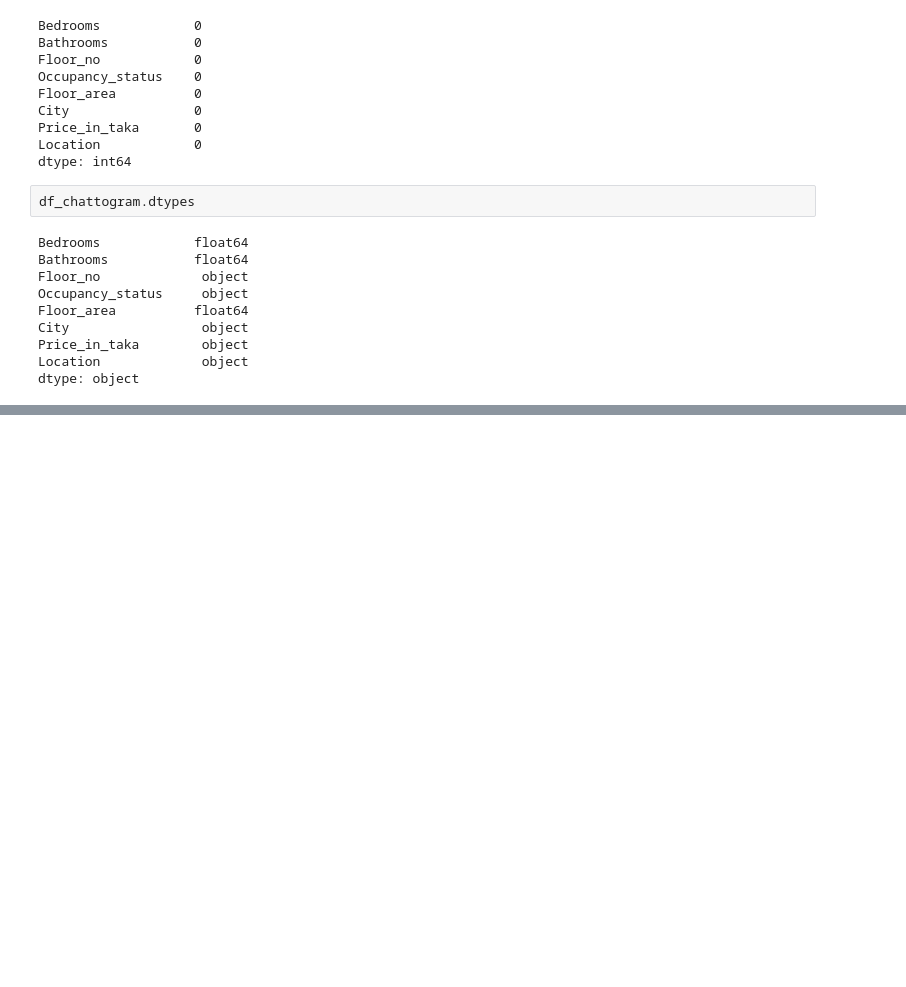
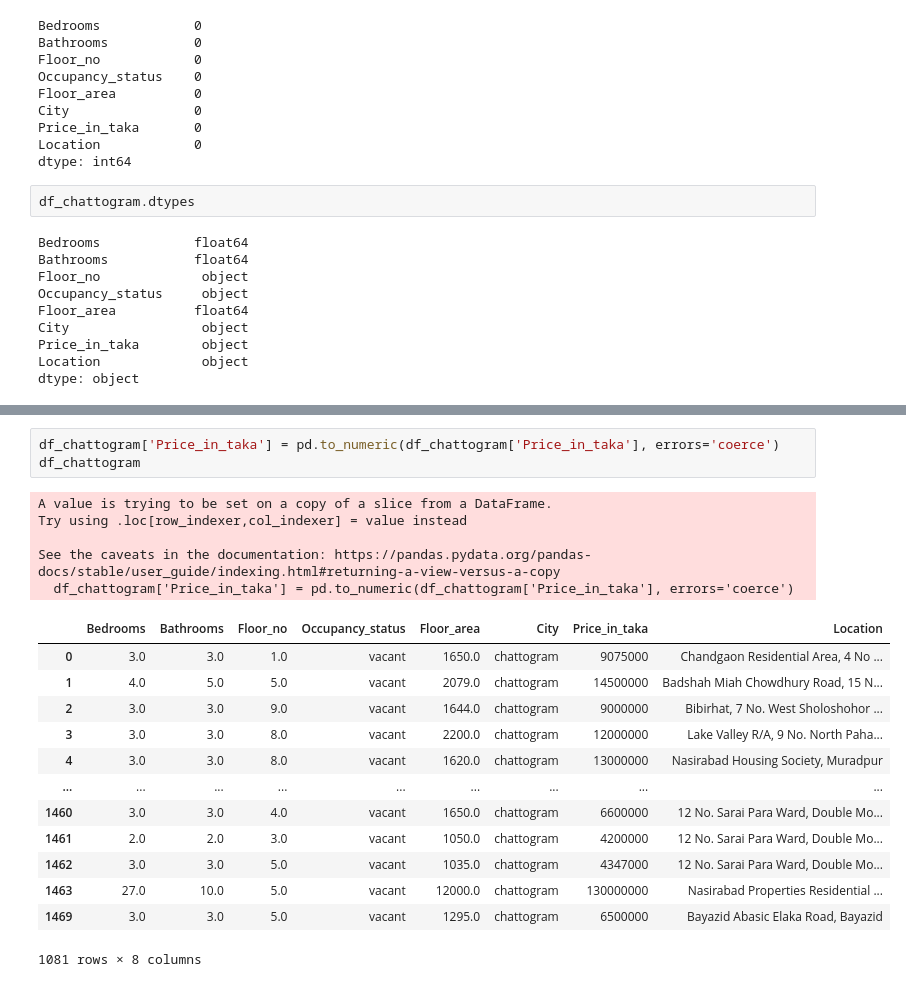
Before and after one commit to S4DIB/house-price-prediction-chattagram, a Jupyter notebook: prediction.ipynb, the cells around one changed output, grey strips where cells are left out. Drawn from its saved outputs; the diff is of its cells as text; blank space fills up the shorter version.

```diff
--- a/prediction.ipynb
+++ b/prediction.ipynb
@@ -226,3 +225,25 @@ City                 object
 Price_in_taka        object
 Location             object
 dtype: object
+# %%
+df_chattogram['Price_in_taka'] = pd.to_numeric(df_chattogram['Price_in_taka'], errors='coerce')
+df_chattogram
+# %% [output]
+A value is trying to be set on a copy of a slice from a DataFrame.
+Try using .loc[row_indexer,col_indexer] = value instead
+
+See the caveats in the documentation: https://pandas.pydata.org/pandas-docs/stable/user_guide/indexing.html#returning-a-view-versus-a-copy
+  df_chattogram['Price_in_taka'] = pd.to_numeric(df_chattogram['Price_in_taka'], errors='coerce')
+|  | Bedrooms | Bathrooms | Floor_no | Occupancy_status | Floor_area | City | Price_in_taka | Location |
+| 0 | 3.0 | 3.0 | 1.0 | vacant | 1650.0 | chattogram | 9075000 | Chandgaon Residential Area, 4 No ... |
+| 1 | 4.0 | 5.0 | 5.0 | vacant | 2079.0 | chattogram | 14500000 | Badshah Miah Chowdhury Road, 15 N... |
+| 2 | 3.0 | 3.0 | 9.0 | vacant | 1644.0 | chattogram | 9000000 | Bibirhat, 7 No. West Sholoshohor ... |
+| 3 | 3.0 | 3.0 | 8.0 | vacant | 2200.0 | chattogram | 12000000 | Lake Valley R/A, 9 No. North Paha... |
+| 4 | 3.0 | 3.0 | 8.0 | vacant | 1620.0 | chattogram | 13000000 | Nasirabad Housing Society, Muradpur |
+| ... | ... | ... | ... | ... | ... | ... | ... | ... |
+| 1460 | 3.0 | 3.0 | 4.0 | vacant | 1650.0 | chattogram | 6600000 | 12 No. Sarai Para Ward, Double Mo... |
+| 1461 | 2.0 | 2.0 | 3.0 | vacant | 1050.0 | chattogram | 4200000 | 12 No. Sarai Para Ward, Double Mo... |
+| 1462 | 3.0 | 3.0 | 5.0 | vacant | 1035.0 | chattogram | 4347000 | 12 No. Sarai Para Ward, Double Mo... |
+| 1463 | 27.0 | 10.0 | 5.0 | vacant | 12000.0 | chattogram | 130000000 | Nasirabad Properties Residential ... |
+| 1469 | 3.0 | 3.0 | 5.0 | vacant | 1295.0 | chattogram | 6500000 | Bayazid Abasic Elaka Road, Bayazid |
+1081 rows × 8 columns
```
Also changed, not shown: parts of 11 cells of this notebook.
